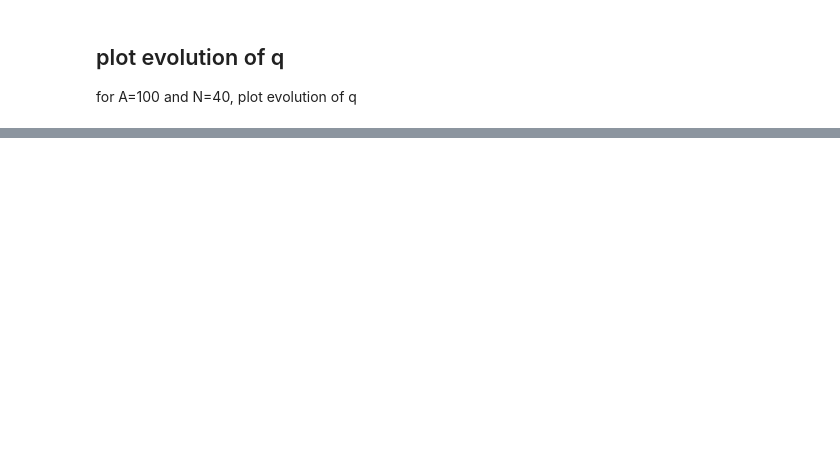
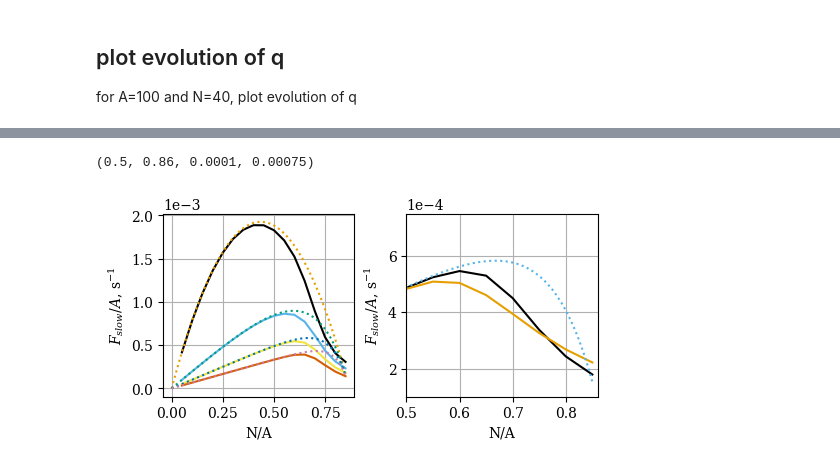
Before and after one commit to ELFREELAND/minecraft_sheep, a Jupyter notebook: stochastic/slow_farmer_stochastic.ipynb, the cells around one changed output, grey strips where cells are left out. Saved outputs shown, nothing was run; the diff lists cells and outputs as text; code cells hidden in the pictures; blank space fills up the shorter version.

```diff
--- a/stochastic/slow_farmer_stochastic.ipynb
+++ b/stochastic/slow_farmer_stochastic.ipynb
@@ -229,0 +286,68 @@ plt.show()
+# %%
+def expectedNw(qxy, N, A):
+    """accept flattened bivariate pmf qxy, and N and A values
+    calculate expected value of Nw by expanding qxy, summing over
+    Ng axis, and finding expected value"""
+    return pmfE(nwpmf(qxy, N, A))
+
+def f_slow(soln, N, A, T):
+    """soln: entire dict of sp.integrate.solve_ivp() output
+
+    find expected Nw at time T, divide by T and return"""
+
+    #need because for small T, soln may not actually have data at t close to T
+    t_index = timeToIndex(soln["t"], T)
+
+    return expectedNw(soln["y"][:,t_index], N, A)/soln["t"][t_index]
+# %%
+times = [1, 500, 1000, 1500]
+
+f_slow_60 = {
+    t: np.array([f_slow(
+        sol_60[n], int(n), 60, t
+    ) for n in sol_60.keys()]
+               ) for t in times
+}
+
+f_slow_120 = {
+    t: np.array([f_slow(
+        sol_120[n], int(n), 120, t
+    ) for n in sol_120.keys()]
+               ) for t in times
+}
+
+f, (ax, ax2) = plt.subplots(ncols=2, layout="constrained", figsize=(5, 2.5))
+
+ax.set_prop_cycle(wong_cycle)
+ax2.set_prop_cycle(wong_cycle)
+
+def fslow_det(N, A, T):
+    """deterministic F_slow"""
+    return (N-N*np.exp(-T*R+T*R*R*N/(A*K)))/T
+
+for k in times:
+    ax.plot(np.arange(6, 103, 6)/120, f_slow_120[k]/120, "-", label="T={0}".format(k))
+    #ax.plot(np.arange(3, 52, 3)/60, f_slow_60[k]/60, "-")
+    ax.plot(np.arange(0, 103)/120, fslow_det(np.arange(0, 103), 120, k)/120, ":")
+
+#ax2.plot(np.arange(6, 103, 6)/120, f_slow_120[1]/120, "-", label="T=1")
+#ax2.plot(np.arange(3, 52, 3)/60, f_slow_60[1]/60, "-")
+#ax2.plot(np.arange(0, 103)/120, fslow_det(np.arange(0, 103), 120, 1)/120, ":")
+
+ax2.plot(np.arange(6, 103, 6)/120, f_slow_120[1000]/120, "-", label="T=1000")
+ax2.plot(np.arange(3, 52, 3)/60, f_slow_60[1000]/60, "-")
+ax2.plot(np.arange(0, 103)/120, fslow_det(np.arange(0, 103), 120, 1000)/120, ":")
+
+ax.grid(True)
+ax.set_xlabel("N/A")
+ax.set_ylabel("$F_{slow}/A$, s$^{-1}$")
+ax.ticklabel_format(scilimits=(-2,5))
+
+ax2.grid(True)
+ax2.set_xlabel("N/A")
+ax2.set_ylabel("$F_{slow}/A$, s$^{-1}$")
+ax2.ticklabel_format(scilimits=(-2,5))
+ax2.axis([0.5, 0.86, 0.0001, 0.00075])
+# %% [output]
+(0.5, 0.86, 0.0001, 0.00075)
+[figure, added]
```
Also changed, not shown: parts of 20 cells of this notebook, 8 other files.
